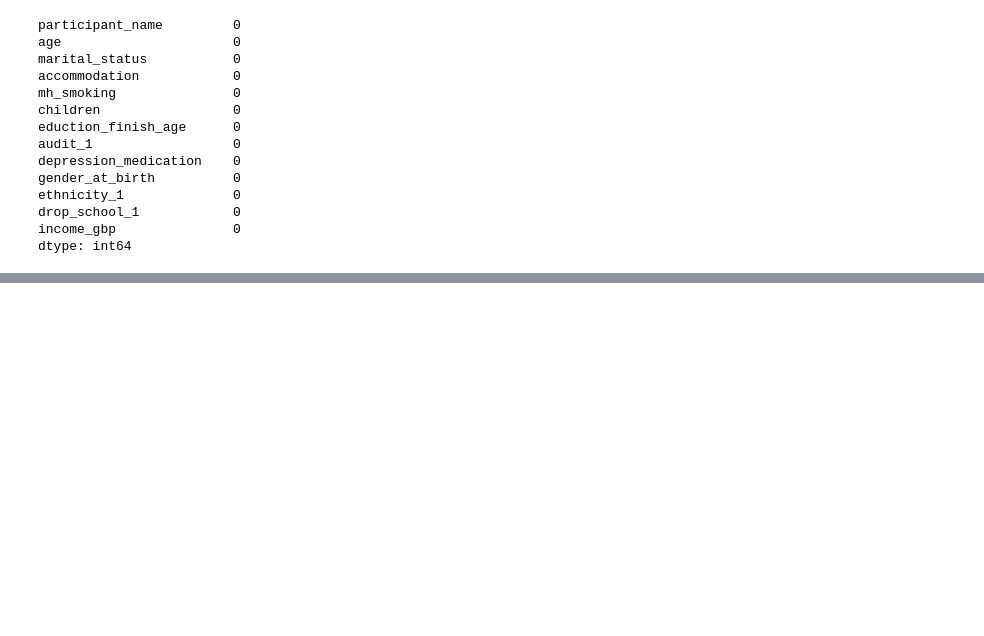
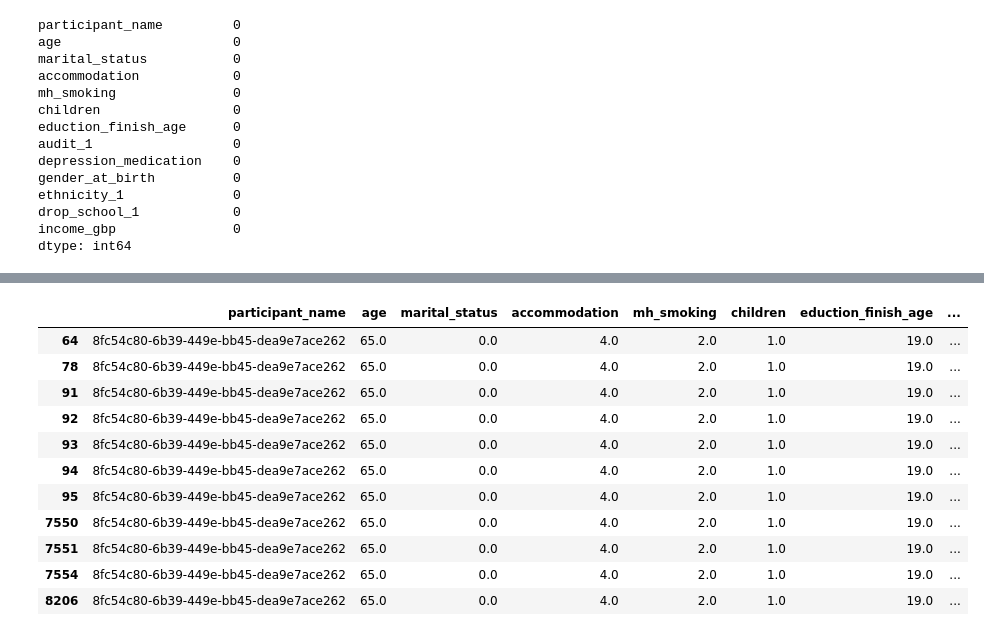
Before and after one commit to kaylenemorrison/wearable-device-depression-prediction, a Jupyter notebook: imputation_exploration.ipynb, the cells around one changed output, grey strips where cells are left out. Cells and saved outputs as stored; diff of their text form; code cells hidden in the pictures; blank space fills up the shorter version.

```diff
--- a/imputation_exploration.ipynb
+++ b/imputation_exploration.ipynb
@@ -268,0 +292,2 @@ dtype: int64
+# %%
+boolean_cols = ['children', 'drop_school_1', 'depression_medication', 'gender_at_birth']
@@ -268,0 +296,7 @@ dtype: int64
+# %%
+imputer_merger = ImputerMerger(
+    demographic_cols=demographic_cols,
+    categorical_cols=categorical_cols + boolean_cols
+)
+# %%
+imputer_merger.fit(X)
@@ -268,0 +312,2 @@ dtype: int64
+# %%
+X_imputed = imputer_merger.transform(X)
@@ -268,0 +349,15 @@ dtype: int64
+# %%
+X_imputed[X_imputed['participant_name'] == '8fc54c80-6b39-449e-bb45-dea9e7ace262']
+# %% [output]
+|  | participant_name | age | marital_status | accommodation | mh_smoking | children | eduction_finish_age | ... |
+| 64 | 8fc54c80-6b39-449e-bb45-dea9e7ace262 | 65.0 | 0.0 | 4.0 | 2.0 | 1.0 | 19.0 | ... |
+| 78 | 8fc54c80-6b39-449e-bb45-dea9e7ace262 | 65.0 | 0.0 | 4.0 | 2.0 | 1.0 | 19.0 | ... |
+| 91 | 8fc54c80-6b39-449e-bb45-dea9e7ace262 | 65.0 | 0.0 | 4.0 | 2.0 | 1.0 | 19.0 | ... |
+| 92 | 8fc54c80-6b39-449e-bb45-dea9e7ace262 | 65.0 | 0.0 | 4.0 | 2.0 | 1.0 | 19.0 | ... |
+| 93 | 8fc54c80-6b39-449e-bb45-dea9e7ace262 | 65.0 | 0.0 | 4.0 | 2.0 | 1.0 | 19.0 | ... |
+| 94 | 8fc54c80-6b39-449e-bb45-dea9e7ace262 | 65.0 | 0.0 | 4.0 | 2.0 | 1.0 | 19.0 | ... |
+| 95 | 8fc54c80-6b39-449e-bb45-dea9e7ace262 | 65.0 | 0.0 | 4.0 | 2.0 | 1.0 | 19.0 | ... |
+| 7550 | 8fc54c80-6b39-449e-bb45-dea9e7ace262 | 65.0 | 0.0 | 4.0 | 2.0 | 1.0 | 19.0 | ... |
+| 7551 | 8fc54c80-6b39-449e-bb45-dea9e7ace262 | 65.0 | 0.0 | 4.0 | 2.0 | 1.0 | 19.0 | ... |
+| 7554 | 8fc54c80-6b39-449e-bb45-dea9e7ace262 | 65.0 | 0.0 | 4.0 | 2.0 | 1.0 | 19.0 | ... |
+| 8206 | 8fc54c80-6b39-449e-bb45-dea9e7ace262 | 65.0 | 0.0 | 4.0 | 2.0 | 1.0 | 19.0 | ... |
```
Also changed, not shown: parts of 46 cells of this notebook, 4 other files.
